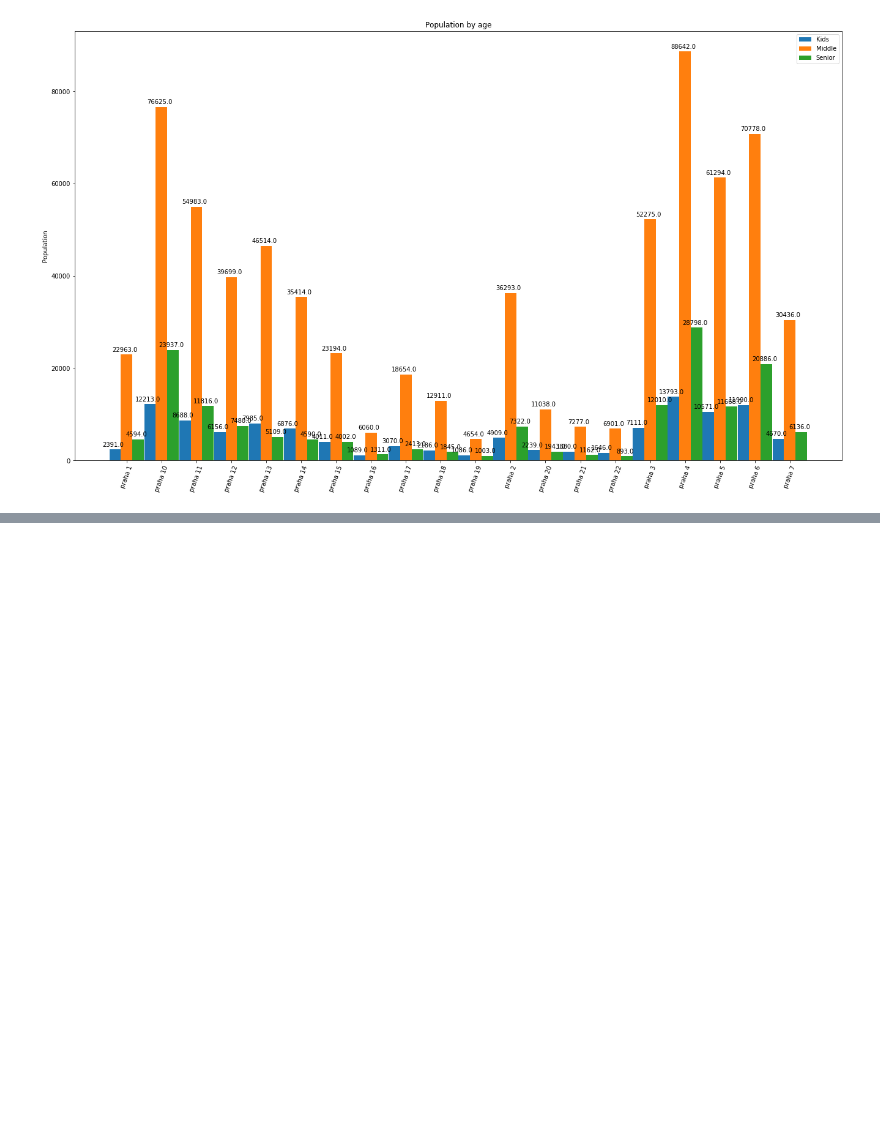
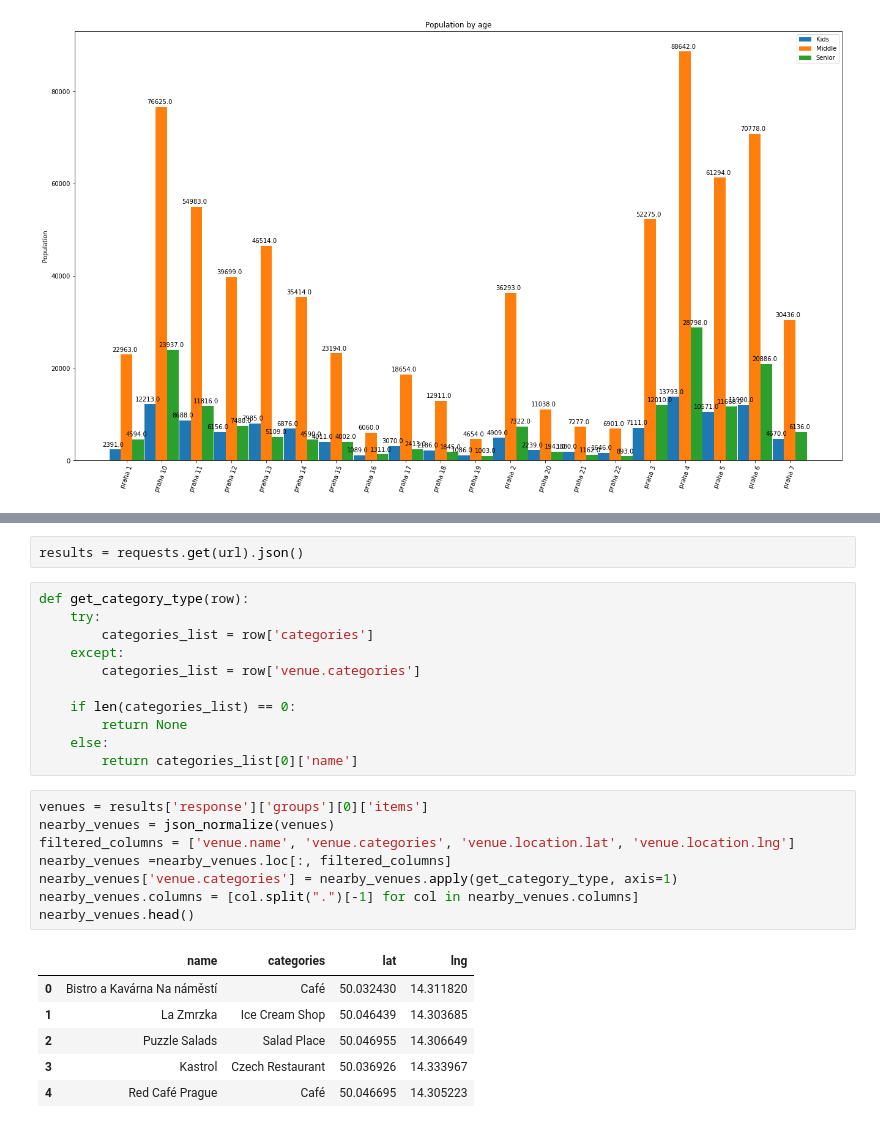
Before and after one commit to tonnyeremin/Urban-Data-Science, a Jupyter notebook: Praha Claaaifier.ipynb, the cells around one changed output, grey strips where cells are left out. Drawn from its saved outputs; the diff is of its cells as text; blank space fills up the shorter version.

```diff
--- a/Praha Claaaifier.ipynb
+++ b/Praha Claaaifier.ipynb
@@ -298,0 +339,28 @@ plt.show()
+# %%
+results = requests.get(url).json()
+# %%
+def get_category_type(row):
+    try:
+        categories_list = row['categories']
+    except:
+        categories_list = row['venue.categories']
+
+    if len(categories_list) == 0:
+        return None
+    else:
+        return categories_list[0]['name']
+# %%
+venues = results['response']['groups'][0]['items']
+nearby_venues = json_normalize(venues)
+filtered_columns = ['venue.name', 'venue.categories', 'venue.location.lat', 'venue.location.lng']
+nearby_venues =nearby_venues.loc[:, filtered_columns]
+nearby_venues['venue.categories'] = nearby_venues.apply(get_category_type, axis=1)
+nearby_venues.columns = [col.split(".")[-1] for col in nearby_venues.columns]
+nearby_venues.head()
+# %% [output]
+|  | name | categories | lat | lng |
+| 0 | Bistro a Kavárna Na náměstí | Café | 50.032430 | 14.311820 |
+| 1 | La Zmrzka | Ice Cream Shop | 50.046439 | 14.303685 |
+| 2 | Puzzle Salads | Salad Place | 50.046955 | 14.306649 |
+| 3 | Kastrol | Czech Restaurant | 50.036926 | 14.333967 |
+| 4 | Red Café Prague | Café | 50.046695 | 14.305223 |
```
Also changed, not shown: parts of 14 cells of this notebook.
